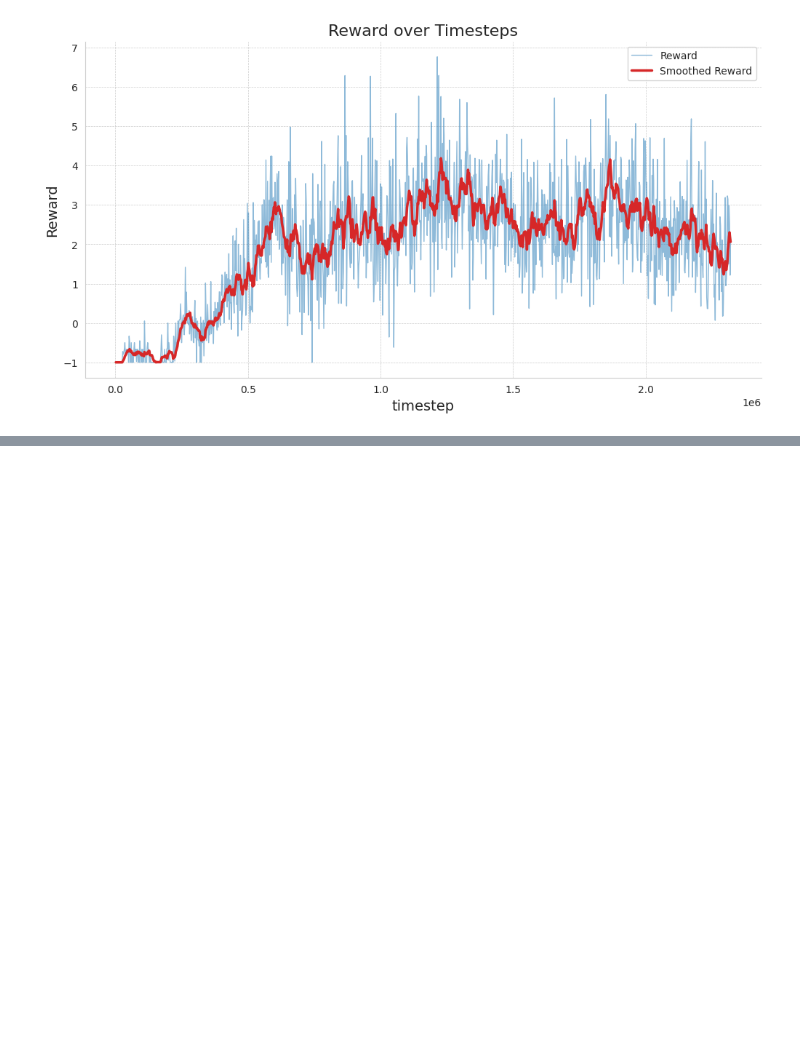
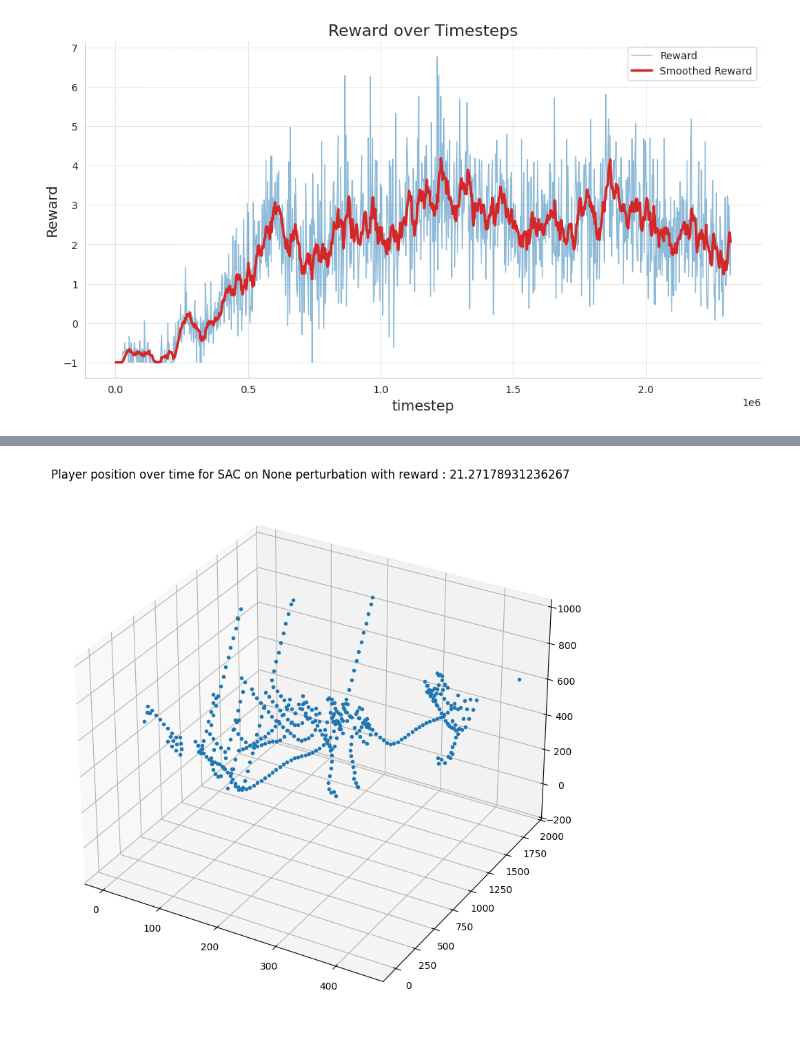
Before and after one commit to joaoMartinSaquet/SmartDartCorrector, a Jupyter notebook: notebooks/viz.ipynb, the cells around one changed output, grey strips where cells are left out. Saved outputs shown, nothing was run; the diff lists cells and outputs as text; code cells hidden in the pictures; blank space fills up the shorter version.

```diff
--- a/notebooks/viz.ipynb
+++ b/notebooks/viz.ipynb
@@ -149,0 +153,81 @@ Text(0, 0.5, 'Reward')
+# %%
+import sys
+from pathlib import Path
+import os
+import time
+import matplotlib.pyplot as plt
+REPO_ROOT = Path(os.path.abspath('')).resolve().parents[0]
+if str(REPO_ROOT) not in sys.path:
+    sys.path.insert(0, str(REPO_ROOT))
+
+import stable_baselines3 as sb3
+from common.rolloutenv import *
+from common.perturbation import *
+
+model_path = "/home/jmartinsaquet/Desktop/SmartDart first results /SAC_stacked_5_None/models/sac_smartdart_final.zip"
+
+
+# GAME_PATH = "../" +  GAME_PATH
+
+# env = smartDartEnv(VITE_USim([0, 0]), None, render=False, n_parallel=1, n_stack=n_stack, normalize=args.normalize, reward_shape=False)
+experiments = ["Noise", "None"]
+experiment_to_draw =  ""
+
+# to check in the hyperparameters file
+n_stack = 5
+normalized_env = True
+policy = ""
+if 'SAC' in model_path:
+    policy = "SAC"
+    model = sb3.SAC.load(model_path, print_system_info=True)
+elif 'PPO' in model_path:
+    policy = "PPO"
+    model = sb3.PPO.load(model_path)
+else:
+    policy = "unknown"
+
+
+for e in experiments:
+    if e in model_path:
+        experiment_to_draw = e
+
+
+print(f"experiment to draw : {experiment_to_draw}")
+print(f"Policy : {policy}")
+
+perturbator = None
+if experiment_to_draw == "Noise":
+    perturbator = NormalJittering(0, 20)
+
+env = smartDartEnv(VITE_USim([0, 0]), perturbator, render=True, n_parallel=1, n_stack=n_stack, normalize=normalized_env, reward_shape=False, game_path="../" + GAME_PATH, speedup=1)
+
+done = False
+obs, _ = env.reset()
+a = []
+o = []
+rewards = []
+while not done:
+
+    o.append(obs[-2:])
+    action, _ = model.predict(obs, deterministic=True)
+    a.append(action[-2:])
+    # print("obs : ", obs, "\t action : ", action)
+    obs, reward, done, _, info = env.step(action)
+    rewards.append(reward)
+    time.sleep(0.001)
+
+SAC_player_positions = env.player_positions
+env.close()
+
+
+env_usim = env.godot_env
+
+
+
+
+ax = plt.figure(figsize=(10,10)).add_subplot(projection='3d')
+player_positions = np.array(SAC_player_positions)
+tstep = np.arange(player_positions.shape[0])
+ax.plot(tstep, player_positions[:,0], player_positions[:,1], '.')
+ax.set_title(f"Player position over time for {policy} on {experiment_to_draw} perturbation with reward : {sum(rewards)}")
+# %% [output]
@@ -149,0 +252 @@ Text(0, 0.5, 'Reward')
+[figure, added]
```
Also changed, not shown: parts of 5 cells of this notebook, 8 other files.
